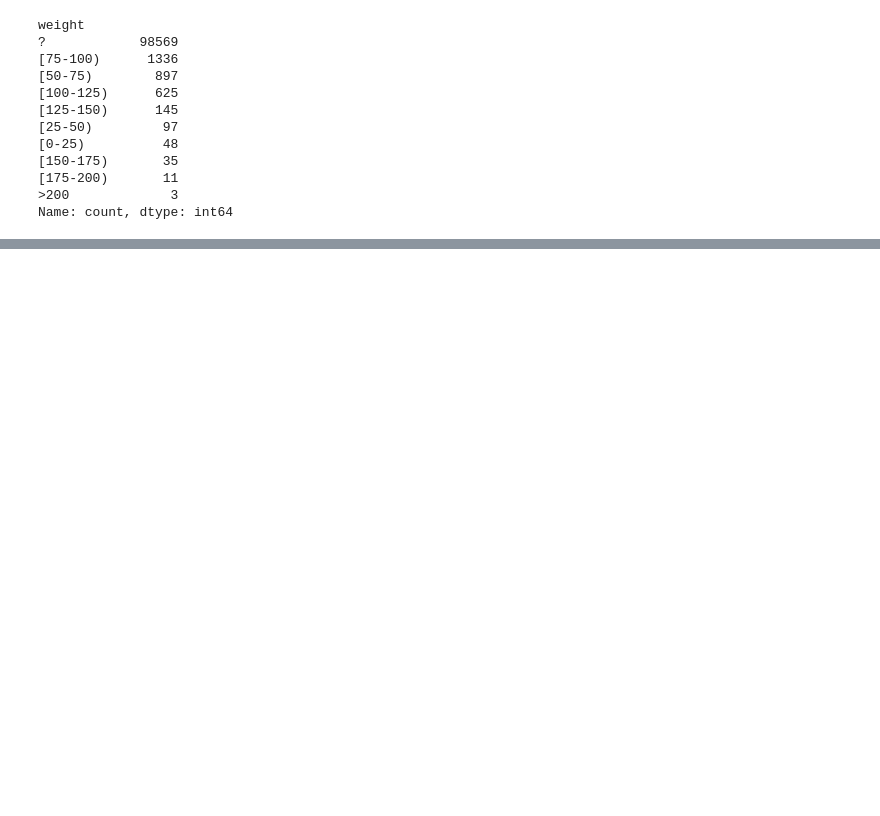
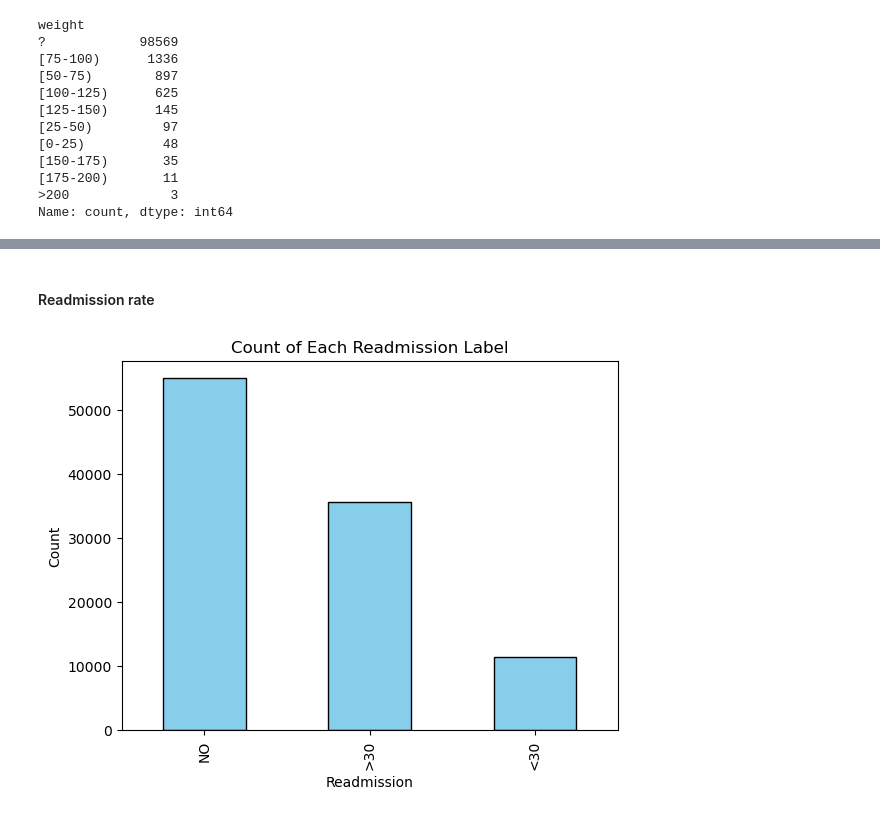
Before and after one commit to 474benchen/bias_aware_gridsearchCV, a Jupyter notebook: diabetes_example/eda_nb.ipynb, the cells around one changed output, grey strips where cells are left out. Cells and saved outputs as stored; diff of their text form; code cells hidden in the pictures; blank space fills up the shorter version.

```diff
--- a/diabetes_example/eda_nb.ipynb
+++ b/diabetes_example/eda_nb.ipynb
@@ -202,0 +206,11 @@ Name: count, dtype: int64
+# %% [markdown]
+#### Readmission rate
+# %%
+race_counts = data['readmitted'].value_counts()
+race_counts.plot(kind='bar', color='skyblue', edgecolor='black')
+plt.xlabel('Readmission')
+plt.ylabel('Count')
+plt.title('Count of Each Readmission Label')
+plt.show()
+# %% [output]
+[figure, added]
```
Also changed, not shown: parts of 25 cells of this notebook.
